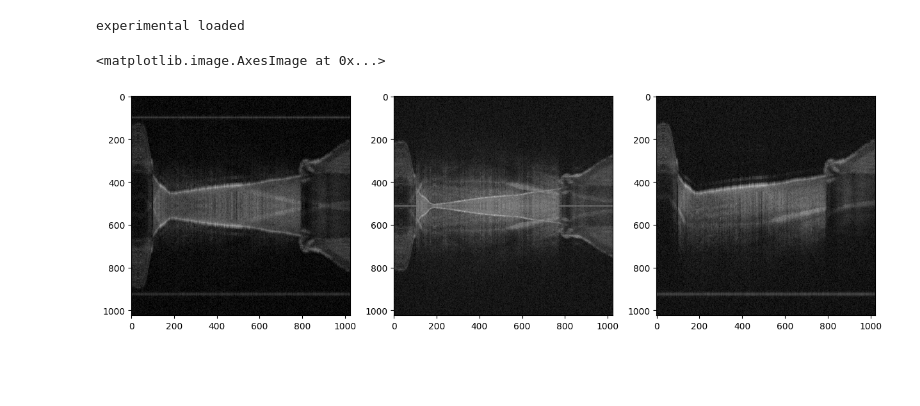
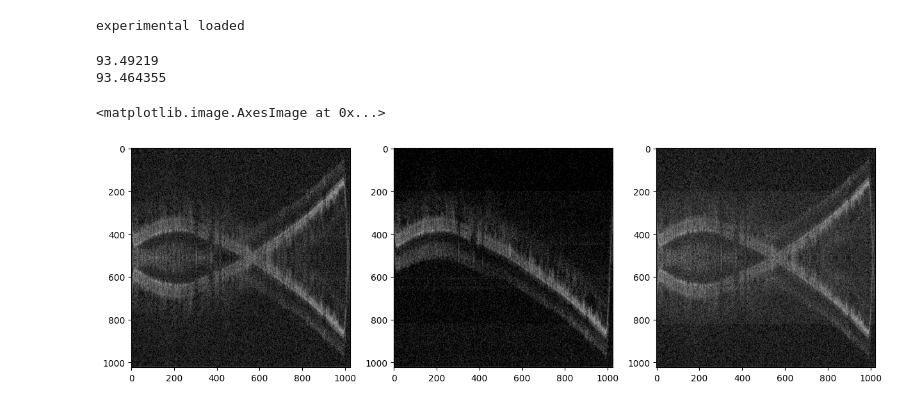
Before and after one commit to Diegoapulgarin/DLOCT, a Jupyter notebook: CxDLOCT/transformExperimentalartifact.ipynb, the cells around one changed output. Cells and saved outputs as stored; diff of their text form; code cells hidden in the pictures; blank space fills up the shorter version.

```diff
--- a/CxDLOCT/transformExperimentalartifact.ipynb
+++ b/CxDLOCT/transformExperimentalartifact.ipynb
@@ -86,7 +86,7 @@ def inverseLogScaleSummary(oldslices, slicesMax, slicesMin):
     slices[:, :, 1] = np.imag(slicesAmp * np.exp(1j*slicesPhase))
     return slices
 # %%
-pathcomplex = r'E:\DLOCT\Experimental_Data_complex\tomogram_artifacts\depth_nail'
+pathcomplex = r'E:\DLOCT\Experimental_Data_complex\tomogram_artifacts\depth_opticNerve'
 artifact_files = os.listdir(pathcomplex)
 for imag_file, real_file in zip(artifact_files[::2], artifact_files[1::2]):
         real_file_path = os.path.join(pathcomplex, real_file)
@@ -97,7 +97,7 @@ for imag_file, real_file in zip(artifact_files[::2], artifact_files[1::2]):
         tomcc = np.stack((tomReal,tomImag),axis=3)
         del tomImag, tomReal
         tomcc = tomcc[:,:,50:60,:]
-pathcomplex = r'E:\DLOCT\Experimental_Data_complex\tomogram_no_artifacts\depth_nail'
+pathcomplex = r'E:\DLOCT\Experimental_Data_complex\tomogram_no_artifacts\depth_opticNerve'
 artifact_files = os.listdir(pathcomplex)
 for imag_file, real_file in zip(artifact_files[::2], artifact_files[1::2]):
         real_file_path = os.path.join(pathcomplex, real_file)
@@ -114,15 +114,24 @@ experimental loaded
 # %%
 tomcc2 = ifft(tom[:,:,:,0]+1j*tom[:,:,:,1],axis=0)
 tomcc2 = fft(tomcc2.real,axis=0)
+tomcc3 = tom[:,:,:,0]+1j*tom[:,:,:,1] + np.flip(tom[:,:,:,0]+1j*tom[:,:,:,1],axis=0)
+tomcc3 = np.stack((tomcc3.real,tomcc3.imag),axis=3)
 tomcc2 = np.stack((tomcc2.real,tomcc2.imag),axis=3)
+# %%
+n = 0
+print(np.max(dbscale(tomcc3[:,:,n,:])))
+print(np.max(dbscale(tom[:,:,n,:])))
+# %% [output]
+93.49219
+93.464355
 # %%
-vmin = 70
-vmax = 150
+vmin = 60
+vmax = 100
 n = 0
 fig,axs = plt.subplots(nrows=1,ncols=3,figsize=(15,10))
-axs[0].imshow(dbscale(tomcc2[:,:,n,:]),cmap='gray',vmin=vmin,vmax=vmax)
-axs[1].imshow(dbscale(tomcc[:,:,n,:]),cmap='gray',vmin=vmin,vmax=vmax)
-axs[2].imshow(dbscale(tom[:,:,n,:]),cmap='gray',vmin=vmin,vmax=vmax)
+axs[0].imshow(dbscale(tomcc3[:,:,n,:]),cmap='gray',vmin=vmin,vmax=vmax)
+axs[2].imshow(dbscale(tomcc[:,:,n,:]),cmap='gray',vmin=vmin,vmax=vmax)
+axs[1].imshow(dbscale(tom[:,:,n,:]),cmap='gray',vmin=vmin,vmax=vmax)
 # %% [output]
 <matplotlib.image.AxesImage at 0x...>
-[figure, old version]
+[figure, new version]
```
Also changed, not shown: parts of 4 cells of this notebook, 5 other files.
